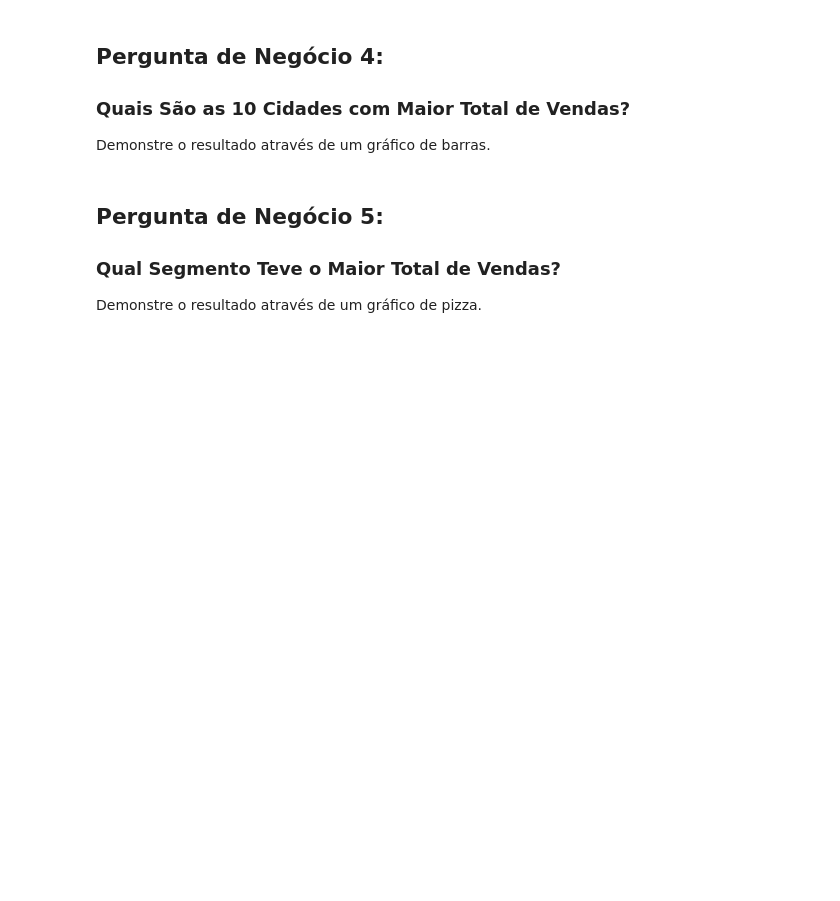
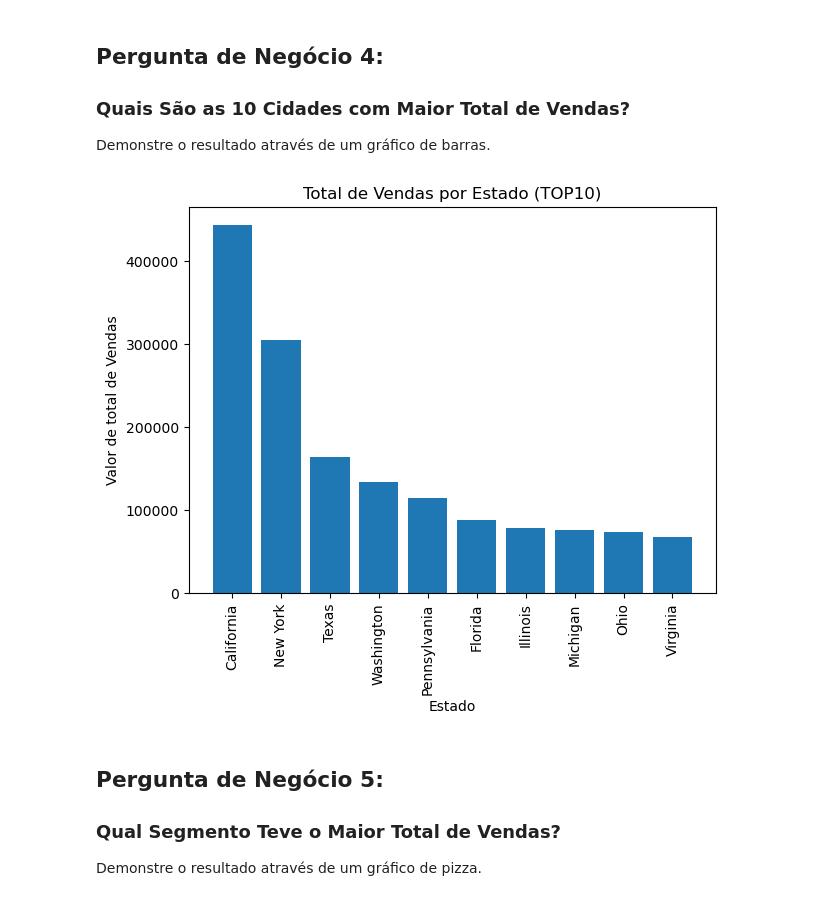
Before and after one commit to Erickkoll/Python_Fundamentos_DSA, a Jupyter notebook: Cap13/Projeto2-Perguntas.ipynb, the cells around one changed output. Saved outputs shown, nothing was run; the diff lists cells and outputs as text; code cells hidden in the pictures; blank space fills up the shorter version.

```diff
--- a/Cap13/Projeto2-Perguntas.ipynb
+++ b/Cap13/Projeto2-Perguntas.ipynb
@@ -148,6 +185,18 @@ Demonstre o resultado através de um gráfico de barras.
 ### Quais São as 10 Cidades com Maior Total de Vendas?
 
 Demonstre o resultado através de um gráfico de barras.
+# %%
+vendas_top10_estado = df_dsa.groupby('Estado')['Valor_Venda'].sum().nlargest(10)
+
+plt.bar(vendas_top10_estado.index, vendas_top10_estado.values)
+plt.xlabel('Estado')
+plt.ylabel('Valor de total de Vendas')
+plt.title('Total de Vendas por Estado (TOP10)')
+plt.tight_layout()
+plt.xticks(rotation=90)
+plt.show()
+# %% [output]
+[figure, added]
 # %% [markdown]
 ## Pergunta de Negócio 5:
 
```
Also changed, not shown: parts of 2 cells of this notebook.
